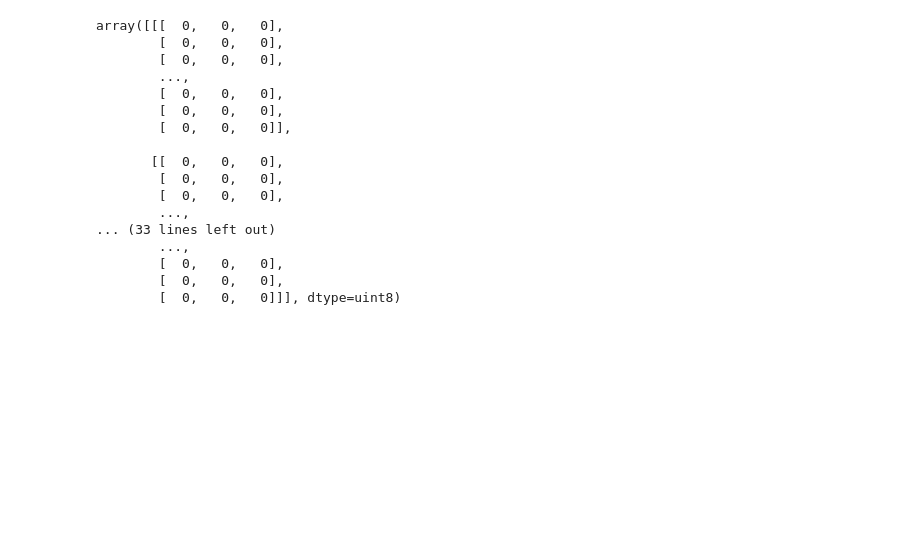
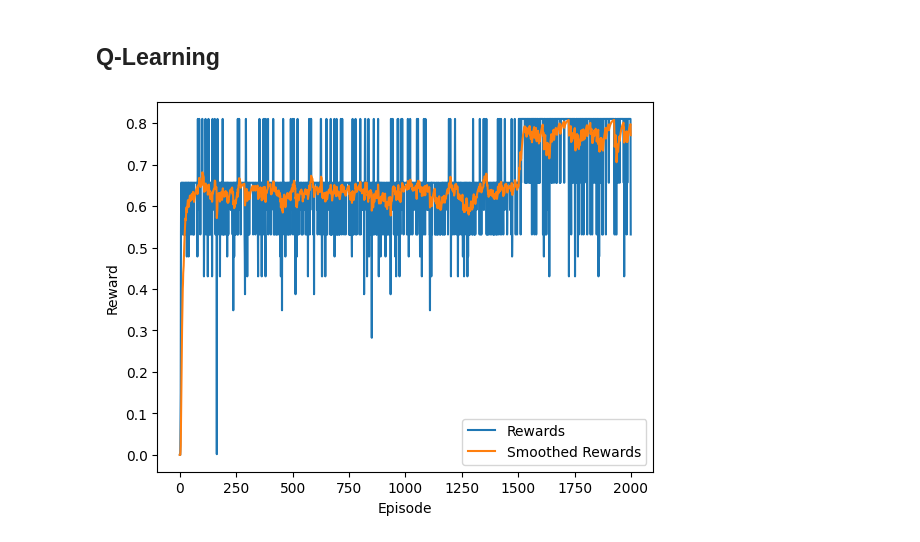
Before and after one commit to yshenbj/rl, a Jupyter notebook: gridworld.ipynb, the cells around one changed output. Cells and saved outputs as stored; diff of their text form; code cells hidden in the pictures; blank space fills up the shorter version.

```diff
--- a/gridworld.ipynb
+++ b/gridworld.ipynb
@@ -5,2 +0,0 @@ import games
-# %%
-env = gym.make('games/GridWorld', render_mode='rgb_array')
@@ -11,35 +0,0 @@ env.reset()
-# %%
-class QTable:
-    def __init__(self, alpha=0.1, default_q_value=0.0):
-        self.qtable = defaultdict(lambda: default_q_value)
-        self.alpha = alpha
-
-    def update(self, state, action, delta):
-        self.qtable[(state, action)] = self.qtable[(state, action)] + self.alpha * delta
-
-    def get_q_value(self, state, action):
-        return self.qtable[(state, action)]
-
-
-class ValueIteration:
-    def __init__(self, env, values):
-# %%
-env.render()
-# %% [output]
-array([[[  0,   0,   0],
-        [  0,   0,   0],
-        [  0,   0,   0],
-        ...,
-        [  0,   0,   0],
-        [  0,   0,   0],
-        [  0,   0,   0]],
-
-       [[  0,   0,   0],
-        [  0,   0,   0],
-        [  0,   0,   0],
-        ...,
-... (33 lines left out)
-        ...,
-        [  0,   0,   0],
-        [  0,   0,   0],
-        [  0,   0,   0]]], dtype=uint8)
@@ -45,0 +12,2 @@ array([[[  0,   0,   0],
+# %% [markdown]
+## Q-Learning
@@ -45,0 +121,28 @@ array([[[  0,   0,   0],
+# %%
+def get_ema(rewards, smoothing_factor=0.9):
+    smoothed_rewards = []
+    for reward in rewards:
+        if smoothed_rewards == []:
+            smoothed_rewards = [reward]
+        else:
+            smoothed_rewards += [
+                smoothed_rewards[-1] * smoothing_factor
+                + reward * (1 - smoothing_factor)
+            ]
+    return smoothed_rewards
+
+
+env = gym.make('games/GridWorld', max_episode_steps=100)
+qfunction = QTable()
+rewards = QLearning(env, EpsilonGreedy(), qfunction).execute(episodes=2000)
+smoothed_rewards = get_ema(rewards)
+
+
+plt.plot(rewards, label='Rewards')
+plt.plot(smoothed_rewards, label='Smoothed Rewards')
+plt.xlabel('Episode')
+plt.ylabel('Reward')
+plt.legend()
+plt.show()
+# %% [output]
+[figure, added]
```
Also changed, not shown: parts of 4 cells of this notebook, 2 other files.
